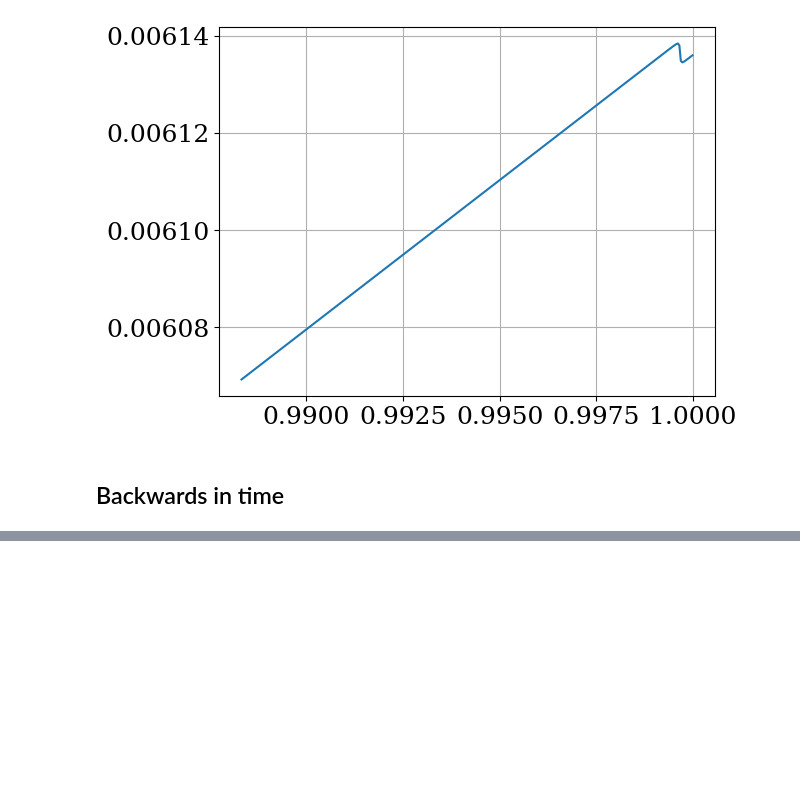
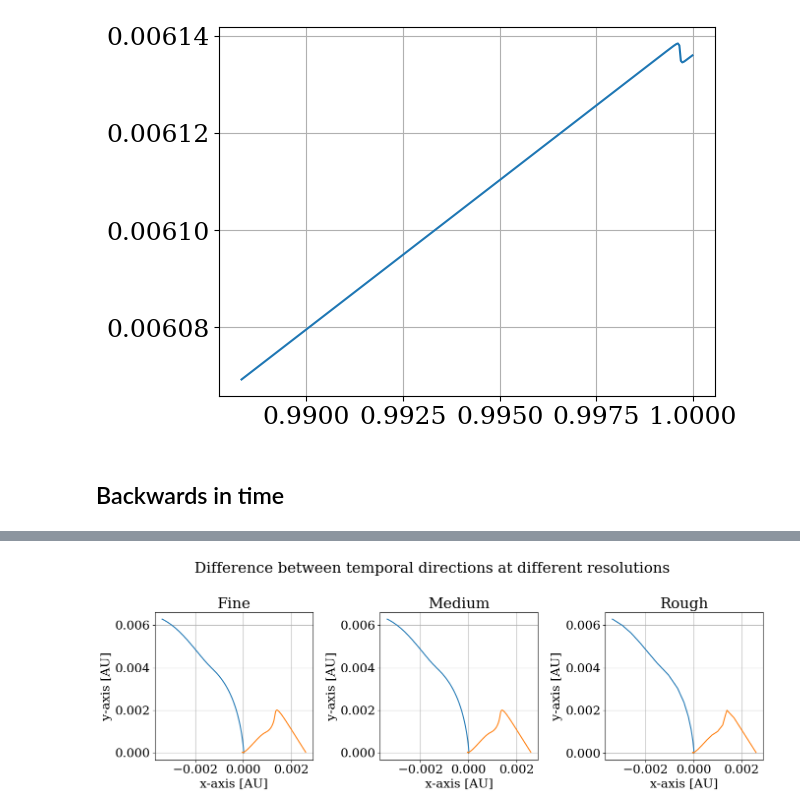
Before and after one commit to Shellf1sh/MolecularSimulation, a Jupyter notebook: problemSet1/Untitled-1.ipynb, the cells around one changed output, grey strips where cells are left out. Saved outputs shown, nothing was run; the diff lists cells and outputs as text; code cells hidden in the pictures; blank space fills up the shorter version.

```diff
--- a/problemSet1/Untitled-1.ipynb
+++ b/problemSet1/Untitled-1.ipynb
@@ -249,0 +290,19 @@ backwards_result_fine = solve_ivp(x_dot, T_span, last_coords_fine, t_eval=t_step
+# %%
+fig, ax = plt.subplots(1,3, figsize = (14,5))
+
+ax[0].plot(np.flip(r1x_coords_fine_back) - r1x_coords_fine, np.flip(r1y_coords_fine_back) - r1y_coords_fine)
+ax[0].plot(np.flip(r2x_coords_fine_back)- r2x_coords_fine, np.flip(r2y_coords_fine_back) - r2y_coords_fine)
+ax[0].set(title="Fine", xlabel = "x-axis [AU]", ylabel = "y-axis [AU]")
+
+ax[1].plot(np.flip(r1x_coords_medium_back) - r1x_coords_medium, np.flip(r1y_coords_medium_back) - r1y_coords_medium)
+ax[1].plot(np.flip(r2x_coords_medium_back) - r2x_coords_medium, np.flip(r2y_coords_medium_back) - r2y_coords_medium)
+ax[1].set(title="Medium", xlabel = "x-axis [AU]", ylabel = "y-axis [AU]")
+
+ax[2].plot(np.flip(r1x_coords_rough_back) - r1x_coords_rough, np.flip(r1y_coords_rough_back) - r1y_coords_rough)
+ax[2].plot(np.flip(r2x_coords_rough_back) - r2x_coords_rough, np.flip(r2y_coords_rough_back) - r2y_coords_rough)
+ax[2].set(title="Rough", xlabel = "x-axis [AU]", ylabel = "y-axis [AU]")
+
+fig.suptitle("Difference between temporal directions at different resolutions")
+fig.tight_layout()
+# %% [output]
+[figure, added]
```
Also changed, not shown: parts of 6 cells of this notebook, 1 other file.
